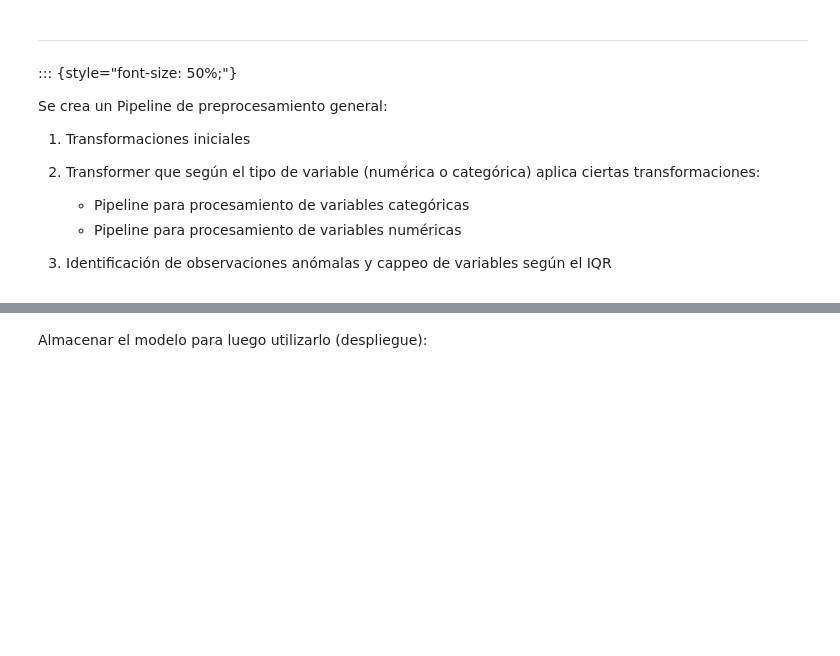
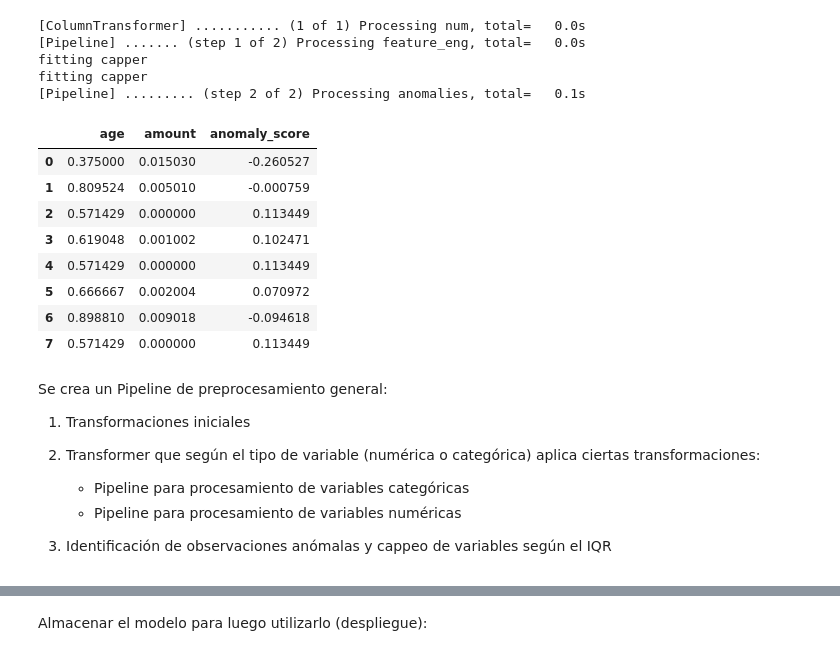
Before and after one commit to karbartolome/workshops, a Jupyter notebook: 20250905-uba-pipelines/notebooks/preprocessing.ipynb, the cells around one changed output, grey strips where cells are left out. Drawn from its saved outputs; the diff is of its cells as text; code cells hidden in the pictures; blank space fills up the shorter version.

```diff
--- a/20250905-uba-pipelines/notebooks/preprocessing.ipynb
+++ b/20250905-uba-pipelines/notebooks/preprocessing.ipynb
@@ -90,9 +82,2 @@ df = df[cols_selected]
 # %%
-#| echo: false
-# import kagglehub
-# path = kagglehub.dataset_download("kartik2112/fraud-detection")
-# df_train = pd.read_csv(f"{path}/fraudTrain.csv")
-# df_test = pd.read_csv(f"{path}/fraudTest.csv")
-# df = pd.concat([df_train, df_test], axis=0, ignore_index=True).reset_index(drop=True)
-# df.to_parquet('df_fraud.parquet', index=False, engine='fastparquet')
-df = pd.read_parquet('data/df_fraud.parquet')
+df = pd.read_parquet('../data/df_fraud.parquet')
@@ -519,8 +414,40 @@ class IsolationForestTransformer(BaseEstimator, TransformerMixin):
+# %%
+preproc_numericas = Pipeline(steps=[
+    ('imputar_nulos', SimpleImputer(strategy='median')),
+    ('scale', MinMaxScaler())
+])
+
+feature_eng = ColumnTransformer([
+    ('num', preproc_numericas, make_column_selector(dtype_include=['float','int']))
+], verbose_feature_names_out=False, remainder='drop', verbose=True)
+
+features_preprocessing = Pipeline([
+    ('feature_eng', feature_eng),
+    ('anomalies', FeatureUnion([
+            ('outliers', ColumnCapper()),
+            ('anomaly', IsolationForestTransformer())
+        ])
+    )
+], verbose=True)
+
+features_preprocessing.fit(X_example, y_example)
+features_preprocessing.transform(X_example)
+# %% [output]
+[ColumnTransformer] ........... (1 of 1) Processing num, total=   0.0s
+[Pipeline] ....... (step 1 of 2) Processing feature_eng, total=   0.0s
+fitting capper
+fitting capper
+[Pipeline] ......... (step 2 of 2) Processing anomalies, total=   0.1s
+|  | age | amount | anomaly_score |
+| 0 | 0.375000 | 0.015030 | -0.260527 |
+| 1 | 0.809524 | 0.005010 | -0.000759 |
+| 2 | 0.571429 | 0.000000 | 0.113449 |
+| 3 | 0.619048 | 0.001002 | 0.102471 |
+| 4 | 0.571429 | 0.000000 | 0.113449 |
+| 5 | 0.666667 | 0.002004 | 0.070972 |
+| 6 | 0.898810 | 0.009018 | -0.094618 |
+| 7 | 0.571429 | 0.000000 | 0.113449 |
 # %% [markdown]
----
-
-::: {style="font-size: 50%;"}
-
 Se crea un Pipeline de preprocesamiento general:
 
 1. Transformaciones iniciales
```
Also changed, not shown: parts of 48 cells of this notebook, 4 other files.
